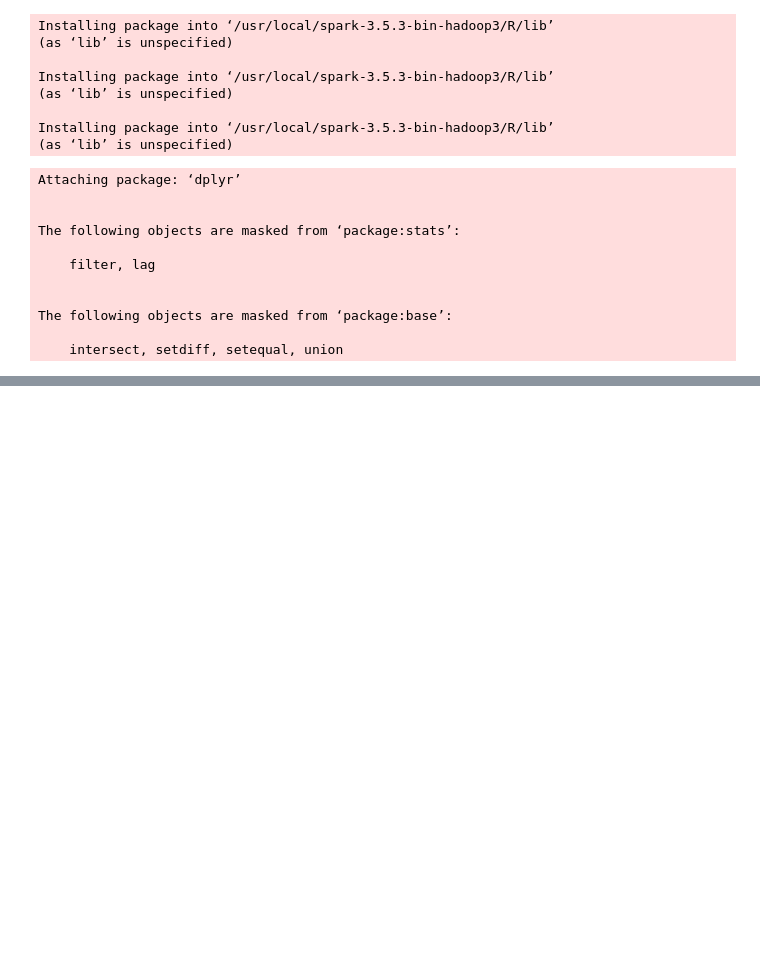
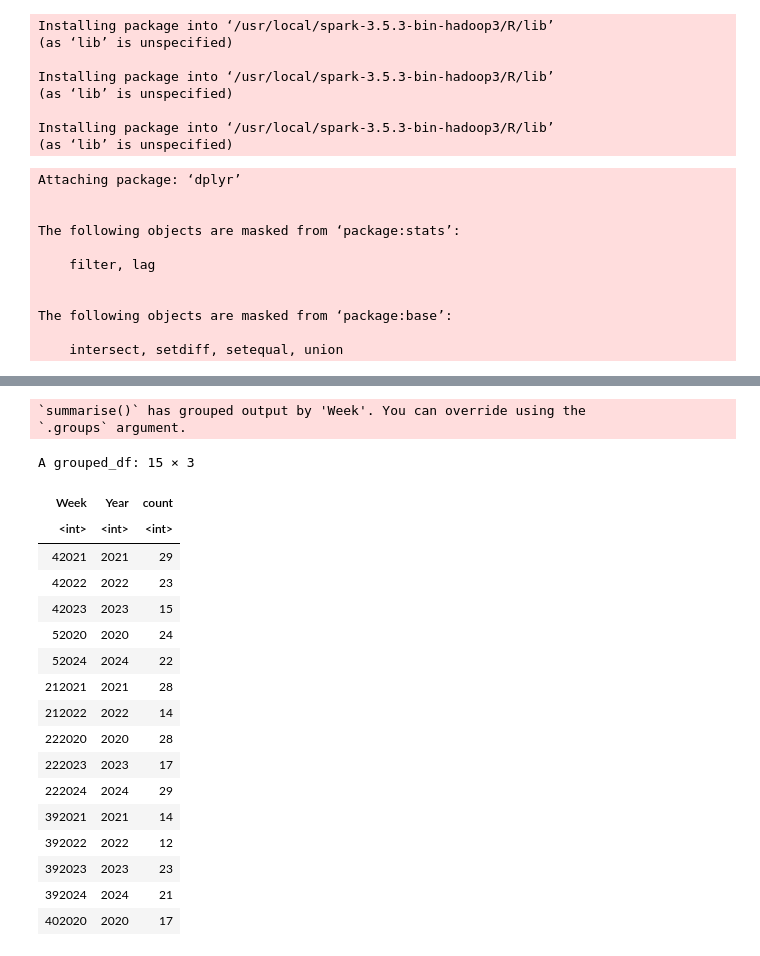
Before and after one commit to LiseFalden/CulturalDataScience, a Jupyter notebook: Coding Project.ipynb, the cells around one changed output, grey strips where cells are left out. Cells and saved outputs as stored; diff of their text form; code cells hidden in the pictures; blank space fills up the shorter version.

```diff
--- a/Coding Project.ipynb
+++ b/Coding Project.ipynb
@@ -100,0 +133,31 @@ A data.frame: 6 × 3
+# %%
+# summarised female representation for each week
+just_womenD <- Danmark2 %>%
+    filter(Gender == 1) %>%
+    group_by(Week, Year) %>%
+    summarise(count = n())
+# %% [output]
+`summarise()` has grouped output by 'Week'. You can override using the
+`.groups` argument.
+# %%
+#show
+just_womenD
+# %% [output]
+A grouped_df: 15 × 3
+| Week | Year | count |
+| <int> | <int> | <int> |
+| 42021 | 2021 | 29 |
+| 42022 | 2022 | 23 |
+| 42023 | 2023 | 15 |
+| 52020 | 2020 | 24 |
+| 52024 | 2024 | 22 |
+| 212021 | 2021 | 28 |
+| 212022 | 2022 | 14 |
+| 222020 | 2020 | 28 |
+| 222023 | 2023 | 17 |
+| 222024 | 2024 | 29 |
+| 392021 | 2021 | 14 |
+| 392022 | 2022 | 12 |
+| 392023 | 2023 | 23 |
+| 392024 | 2024 | 21 |
+| 402020 | 2020 | 17 |
```
Also changed, not shown: parts of 15 cells of this notebook.
